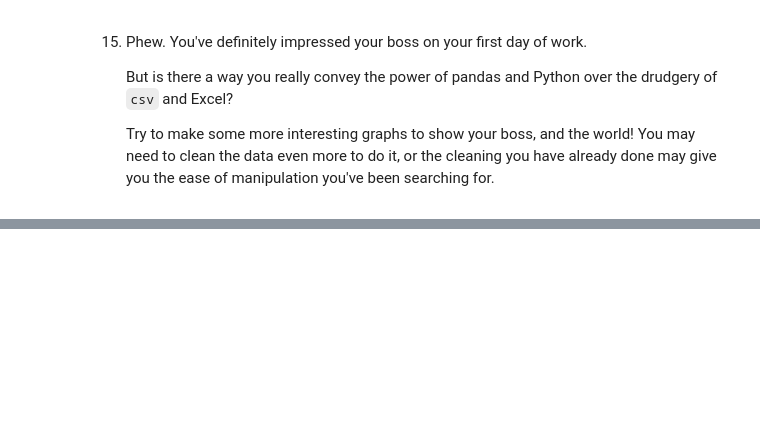
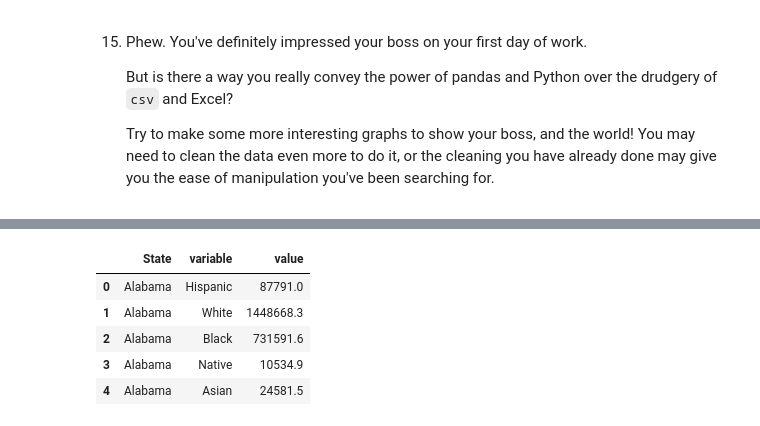
Before and after one commit to maylonleoncio/Codecademy-Projects, a Jupyter notebook: Cleaning-US-Census/Cleaning US Census Data.ipynb, the cells around one changed output, grey strips where cells are left out. Cells and saved outputs as stored; diff of their text form; code cells hidden in the pictures; blank space fills up the shorter version.

```diff
--- a/Cleaning-US-Census/Cleaning US Census Data.ipynb
+++ b/Cleaning-US-Census/Cleaning US Census Data.ipynb
@@ -306,0 +281,12 @@ plt.show()
+# %%
+alabama_data = pd.melt(us_census[us_census['State'] == 'Alabama'], id_vars=['State'], value_vars=['Hispanic', 'White', 'Black', 'Native', 'Asian', 'Pacific'])
+alabama_Men_value = us_census[us_census['State'] == 'Alabama']['Men'].iloc[0]
+alabama_data['value'] = ((alabama_data['value'] / 100) * alabama_Men_value).round(1)
+alabama_data.head()
+# %% [output]
+|  | State | variable | value |
+| 0 | Alabama | Hispanic | 87791.0 |
+| 1 | Alabama | White | 1448668.3 |
+| 2 | Alabama | Black | 731591.6 |
+| 3 | Alabama | Native | 10534.9 |
+| 4 | Alabama | Asian | 24581.5 |
```
Also changed, not shown: parts of 5 cells of this notebook.
